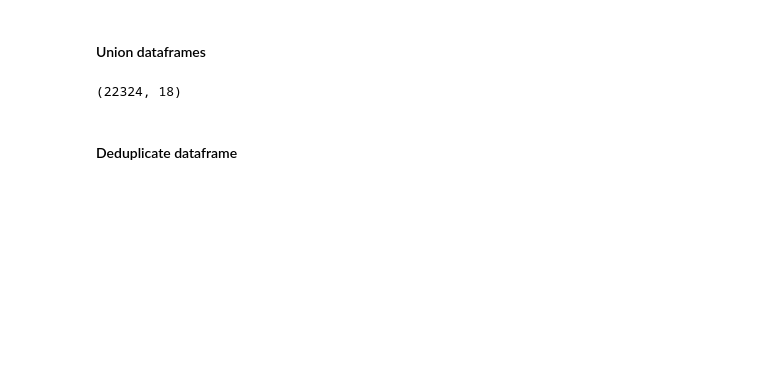
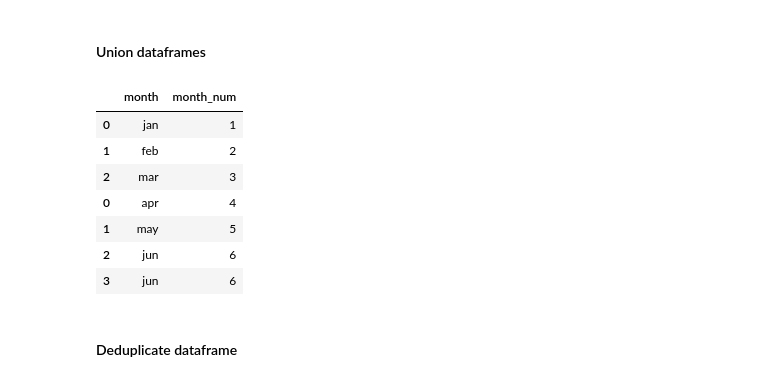
Before and after one commit to randy-chng/demo_pandas, a Jupyter notebook: demo.ipynb, the cells around one changed output. Drawn from its saved outputs; the diff is of its cells as text; code cells hidden in the pictures; blank space fills up the shorter version.

```diff
--- a/demo.ipynb
+++ b/demo.ipynb
@@ -397,19 +398,17 @@ dtype: object
 # %%
-month_dict = [
-    {'month': 'jan', 'month_num': 1},
-    {'month': 'feb', 'month_num': 2},
-    {'month': 'mar', 'month_num': 3},
-    {'month': 'apr', 'month_num': 4},
-    {'month': 'may', 'month_num': 5},
-    {'month': 'jun', 'month_num': 6},
-    {'month': 'jul', 'month_num': 7},
-    {'month': 'aug', 'month_num': 8},
-    {'month': 'sep', 'month_num': 9},
-    {'month': 'oct', 'month_num': 10},
-    {'month': 'nov', 'month_num': 11},
-    {'month': 'dec', 'month_num': 12}
-]
+quarter_one_df = pd.DataFrame(
+    [
+        {'month': 'jan', 'month_num': 1},
+        {'month': 'feb', 'month_num': 2},
+        {'month': 'mar', 'month_num': 3}
+    ]
+)
 
-month_df = pd.DataFrame(month_dict)
-
-month_df
+quarter_two_df = pd.DataFrame(
+    [
+        {'month': 'apr', 'month_num': 4},
+        {'month': 'may', 'month_num': 5},
+        {'month': 'jun', 'month_num': 6},
+        {'month': 'jun', 'month_num': 6}
+    ]
+)
@@ -445,10 +430,15 @@ df.head(3)
 # %% [markdown]
 #### Union dataframes
-# %%
-df = pd.concat([df, df])
-
-df.shape
-# %% [output]
-(22324, 18)
+# %%
+pd.concat([quarter_one_df, quarter_two_df])
+# %% [output]
+|  | month | month_num |
+| 0 | jan | 1 |
+| 1 | feb | 2 |
+| 2 | mar | 3 |
+| 0 | apr | 4 |
+| 1 | may | 5 |
+| 2 | jun | 6 |
+| 3 | jun | 6 |
 # %% [markdown]
 #### Deduplicate dataframe
```
Also changed, not shown: parts of 17 cells of this notebook, 1 other file.
